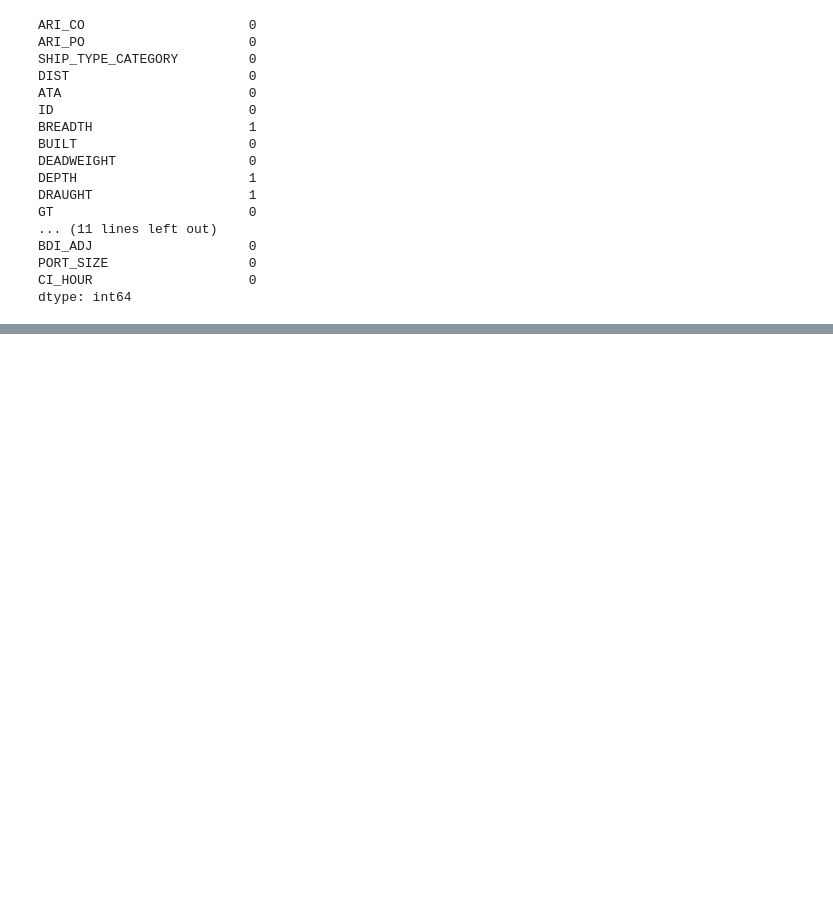
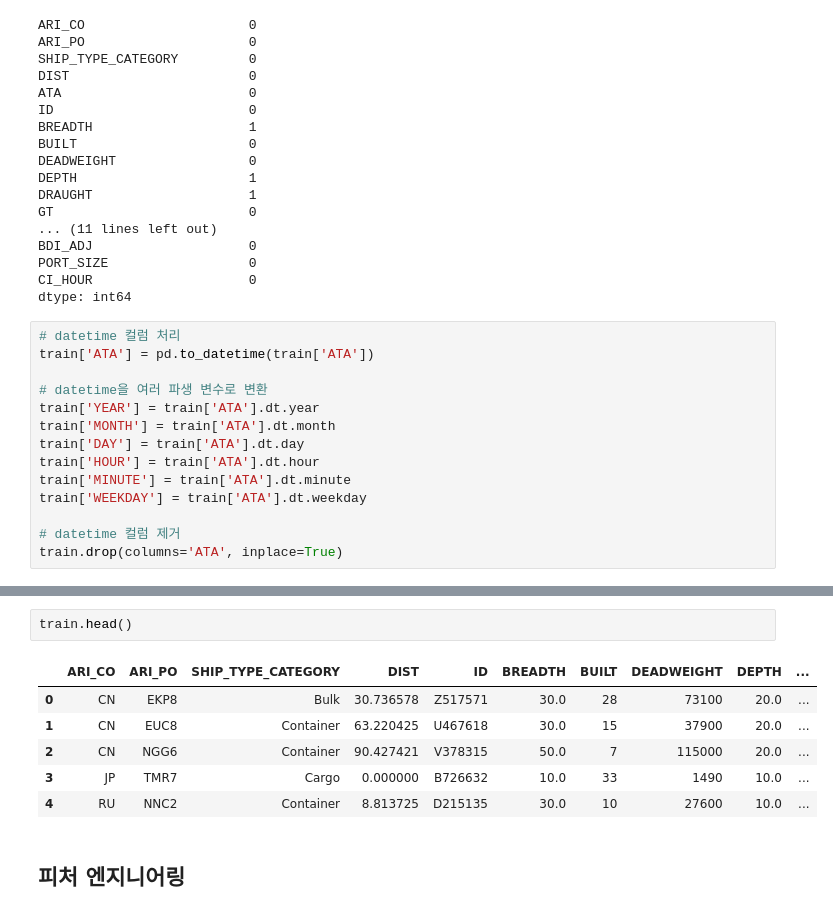
Before and after one commit to HD-AI-Challenge-2023-09-22/dacon, a Jupyter notebook: [EDA]_이환수.ipynb, the cells around one changed output, grey strips where cells are left out. Saved outputs shown, nothing was run; the diff lists cells and outputs as text; blank space fills up the shorter version.

```diff
--- a/[EDA]_이환수.ipynb
+++ b/[EDA]_이환수.ipynb
@@ -74,3 +57,17 @@ BDI_ADJ                    0
 PORT_SIZE                  0
 CI_HOUR                    0
 dtype: int64
+# %%
+# datetime 컬럼 처리
+train['ATA'] = pd.to_datetime(train['ATA'])
+
+# datetime을 여러 파생 변수로 변환
+train['YEAR'] = train['ATA'].dt.year
+train['MONTH'] = train['ATA'].dt.month
+train['DAY'] = train['ATA'].dt.day
+train['HOUR'] = train['ATA'].dt.hour
+train['MINUTE'] = train['ATA'].dt.minute
+train['WEEKDAY'] = train['ATA'].dt.weekday
+
+# datetime 컬럼 제거
+train.drop(columns='ATA', inplace=True)
@@ -76,0 +114,11 @@ dtype: int64
+# %%
+train.head()
+# %% [output]
+|  | ARI_CO | ARI_PO | SHIP_TYPE_CATEGORY | DIST | ID | BREADTH | BUILT | DEADWEIGHT | DEPTH | ... |
+| 0 | CN | EKP8 | Bulk | 30.736578 | Z517571 | 30.0 | 28 | 73100 | 20.0 | ... |
+| 1 | CN | EUC8 | Container | 63.220425 | U467618 | 30.0 | 15 | 37900 | 20.0 | ... |
+| 2 | CN | NGG6 | Container | 90.427421 | V378315 | 50.0 | 7 | 115000 | 20.0 | ... |
+| 3 | JP | TMR7 | Cargo | 0.000000 | B726632 | 10.0 | 33 | 1490 | 10.0 | ... |
+| 4 | RU | NNC2 | Container | 8.813725 | D215135 | 30.0 | 10 | 27600 | 10.0 | ... |
+# %% [markdown]
+## 피처 엔지니어링
```
Also changed, not shown: parts of 18 cells of this notebook, 1 other file.
